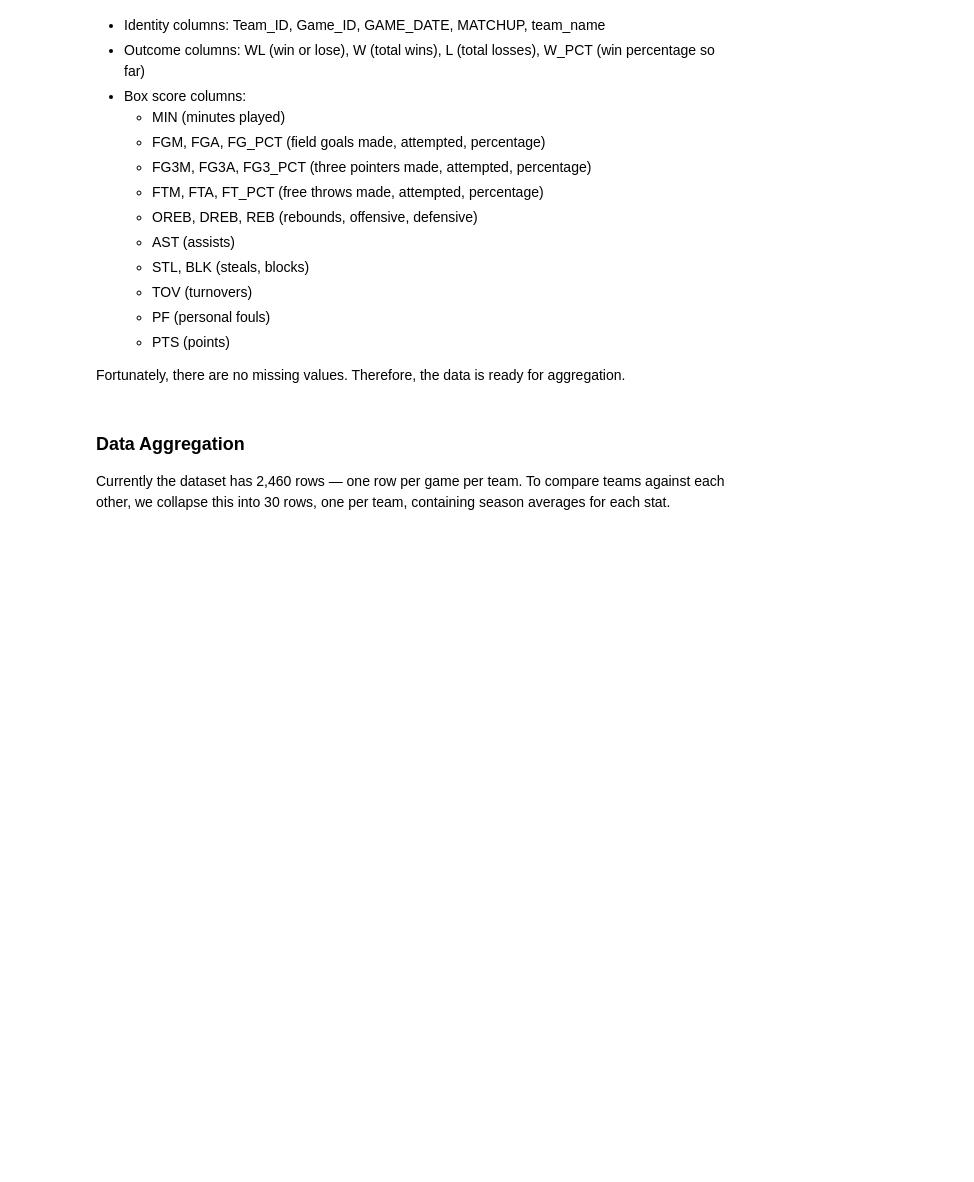
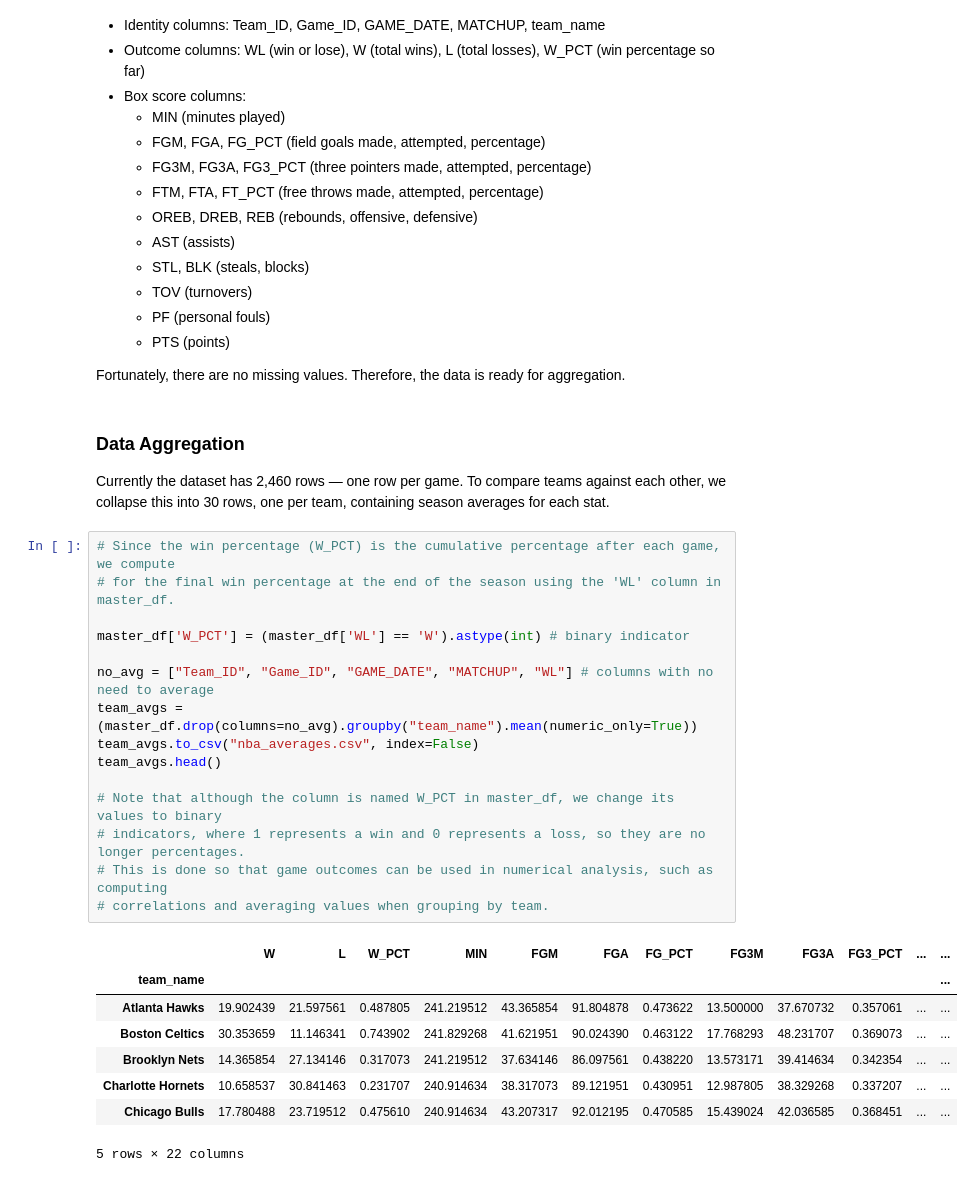
Before and after one commit to stengyv/NBA-Analysis, a Jupyter notebook: NBA analysis.ipynb, the cells around one changed output. Drawn from its saved outputs; the diff is of its cells as text; blank space fills up the shorter version.

```diff
--- a/NBA analysis.ipynb
+++ b/NBA analysis.ipynb
@@ -113,4 +113,28 @@ Fortunately, there are no missing values. Therefore, the data is ready for aggre
 # %% [markdown]
 ### Data Aggregation
 
-Currently the dataset has 2,460 rows — one row per game per team. To compare teams against each other, we collapse this into 30 rows, one per team, containing season averages for each stat.
+Currently the dataset has 2,460 rows — one row per game. To compare teams against each other, we collapse this into 30 rows, one per team, containing season averages for each stat.
+# %%
+# Since the win percentage (W_PCT) is the cumulative percentage after each game, we compute
+# for the final win percentage at the end of the season using the 'WL' column in master_df.
+
+master_df['W_PCT'] = (master_df['WL'] == 'W').astype(int) # binary indicator
+
+no_avg = ["Team_ID", "Game_ID", "GAME_DATE", "MATCHUP", "WL"] # columns with no need to average
+team_avgs = (master_df.drop(columns=no_avg).groupby("team_name").mean(numeric_only=True))
+team_avgs.to_csv("nba_averages.csv", index=False)
+team_avgs.head()
+
+# Note that although the column is named W_PCT in master_df, we change its values to binary
+# indicators, where 1 represents a win and 0 represents a loss, so they are no longer percentages.
+# This is done so that game outcomes can be used in numerical analysis, such as computing
+# correlations and averaging values when grouping by team.
+# %% [output]
+|  | W | L | W_PCT | MIN | FGM | FGA | FG_PCT | FG3M | FG3A | FG3_PCT | ... | ... |
+| team_name |  |  |  |  |  |  |  |  |  |  |  | ... |
+| Atlanta Hawks | 19.902439 | 21.597561 | 0.487805 | 241.219512 | 43.365854 | 91.804878 | 0.473622 | 13.500000 | 37.670732 | 0.357061 | ... | ... |
+| Boston Celtics | 30.353659 | 11.146341 | 0.743902 | 241.829268 | 41.621951 | 90.024390 | 0.463122 | 17.768293 | 48.231707 | 0.369073 | ... | ... |
+| Brooklyn Nets | 14.365854 | 27.134146 | 0.317073 | 241.219512 | 37.634146 | 86.097561 | 0.438220 | 13.573171 | 39.414634 | 0.342354 | ... | ... |
+| Charlotte Hornets | 10.658537 | 30.841463 | 0.231707 | 240.914634 | 38.317073 | 89.121951 | 0.430951 | 12.987805 | 38.329268 | 0.337207 | ... | ... |
+| Chicago Bulls | 17.780488 | 23.719512 | 0.475610 | 240.914634 | 43.207317 | 92.012195 | 0.470585 | 15.439024 | 42.036585 | 0.368451 | ... | ... |
+5 rows × 22 columns
```
Also changed, not shown: parts of 9 cells of this notebook, 2 other files.
